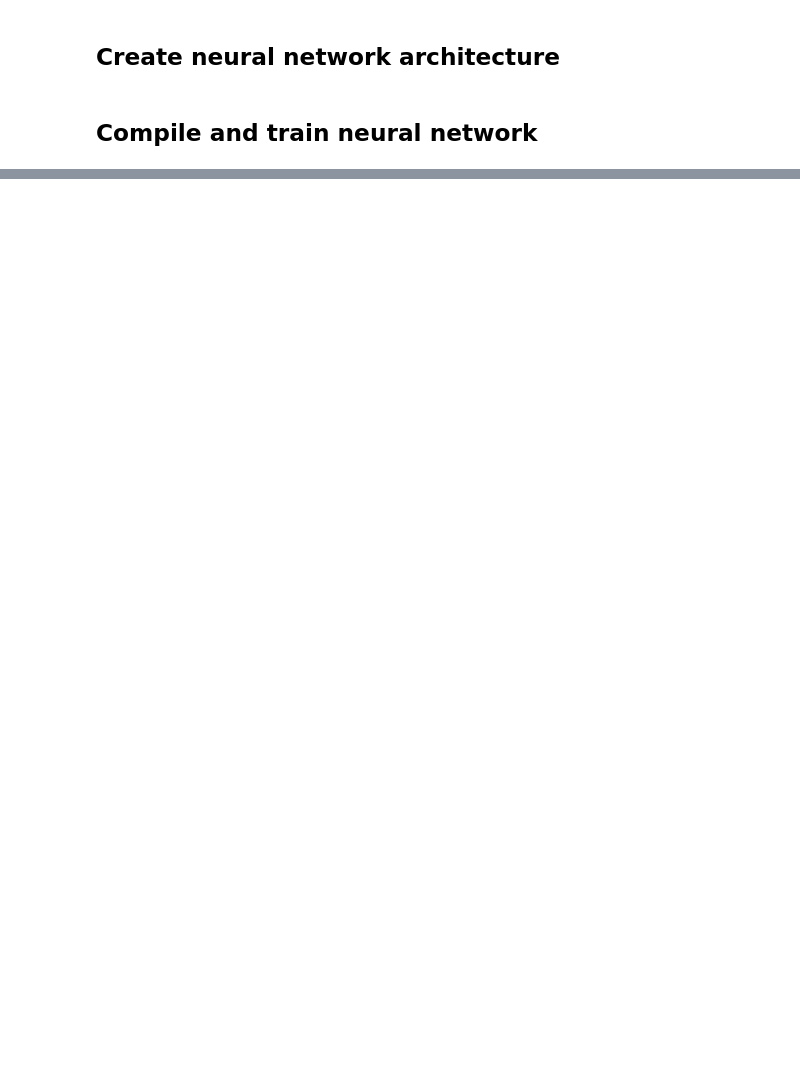
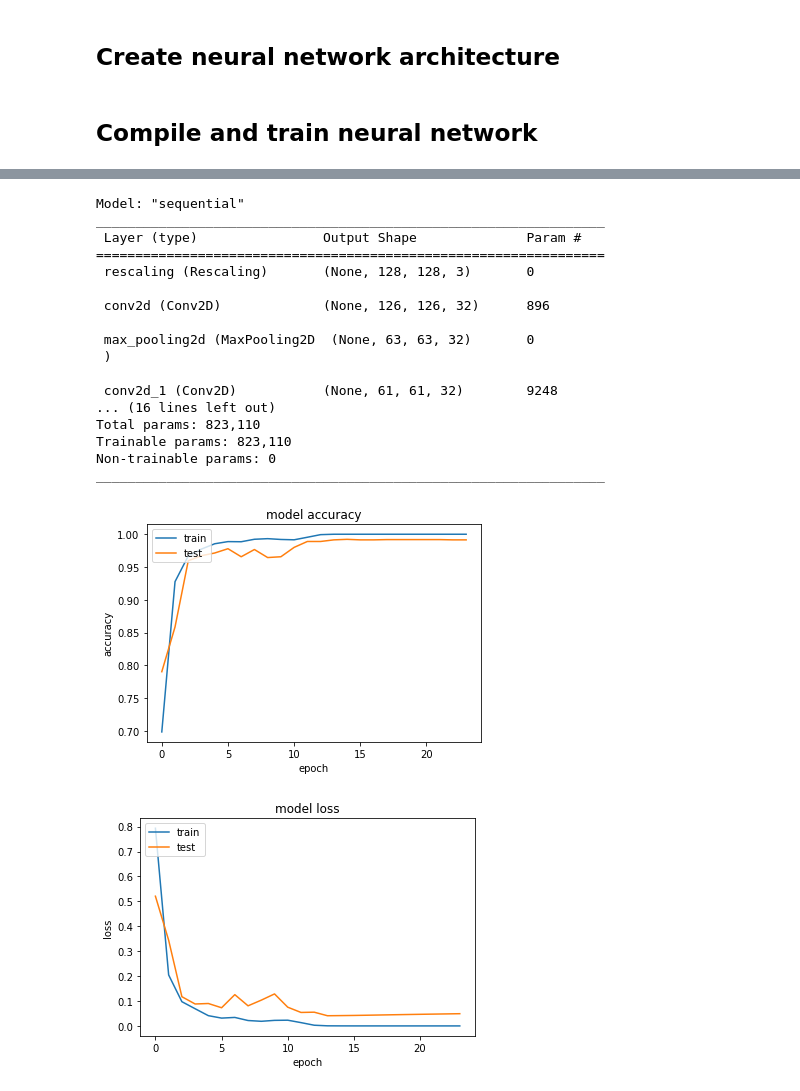
Before and after one commit to NNDavid/EmotionDetector, a Jupyter notebook: Code/Train.ipynb, the cells around one changed output, grey strips where cells are left out. Cells and saved outputs as stored; diff of their text form; code cells hidden in the pictures; blank space fills up the shorter version.

```diff
--- a/Code/Train.ipynb
+++ b/Code/Train.ipynb
@@ -25,6 +30,7 @@ train_ds = image_dataset_from_directory(
   DATA_PATH,
   validation_split=0.2,
   subset="training",
+  label_mode="categorical",
   seed=123,
   image_size=(IMG_HEIGHT, IMG_WIDTH),
   batch_size=BATCH_SIZE)
@@ -33,6 +39,7 @@ val_ds = image_dataset_from_directory(
   DATA_PATH,
   validation_split=0.2,
   subset="validation",
+  label_mode="categorical",
   seed=123,
   image_size=(IMG_HEIGHT, IMG_WIDTH),
   batch_size=BATCH_SIZE)
@@ -49,30 +56,32 @@ val_ds = val_ds.cache().prefetch(buffer_size=AUTOTUNE)
 # %%
 model = Sequential([
   Rescaling(1./255),
-  Conv2D(64, 3, activation='relu'),
+  Conv2D(32, 3, activation='relu'),
   MaxPooling2D(),
-  Conv2D(64, 3, activation='relu'),
+  Conv2D(32, 3, activation='relu'),
   MaxPooling2D(),
-  Conv2D(64, 3, activation='relu'),
+  Conv2D(32, 3, activation='relu'),
   MaxPooling2D(),
   Flatten(),
-  Dense(256, activation='relu'),
-  Dense(NUM_CLASSES)
+  Dense(128, activation='relu'),
+  Dense(NUM_CLASSES, activation='softmax')
 ])
 # %% [markdown]
 ## Compile and train neural network
 # %%
 early_stop = EarlyStopping(monitor='val_loss', patience=10)
-model_checkpoint =  ModelCheckpoint(MODEL_NAME, save_best_only=True, monitor='val_loss', mode='min')
+check_point = ModelCheckpoint('best_model.h5', monitor='val_loss', save_best_only=True)
+
 model.compile(
   optimizer='adam',
-  loss=SparseCategoricalCrossentropy(from_logits=True),
-  metrics=[SparseCategoricalAccuracy()])
+  loss=categorical_crossentropy,
+  metrics=['accuracy'])
 
-model.fit(
+history  = model.fit(
   train_ds,
   validation_data=val_ds,
-  epochs=100, callbacks=[early_stop, model_checkpoint]
+  callbacks = [early_stop, check_point],
+  epochs=100
 )
 # %% [output]
 Epoch 1/100
@@ -95,0 +104,38 @@ Epoch 29/100
+# %%
+model.summary()
+# summarize history for accuracy
+plt.plot(history.history['accuracy'])
+plt.plot(history.history['val_accuracy'])
+plt.title('model accuracy')
+plt.ylabel('accuracy')
+plt.xlabel('epoch')
+plt.legend(['train', 'test'], loc='upper left')
+plt.show()
+# summarize history for loss
+plt.plot(history.history['loss'])
+plt.plot(history.history['val_loss'])
+plt.title('model loss')
+plt.ylabel('loss')
+plt.xlabel('epoch')
+plt.legend(['train', 'test'], loc='upper left')
+plt.show()
+# %% [output]
+Model: "sequential"
+_________________________________________________________________
+ Layer (type)                Output Shape              Param #
+=================================================================
+ rescaling (Rescaling)       (None, 128, 128, 3)       0
+
+ conv2d (Conv2D)             (None, 126, 126, 32)      896
+
+ max_pooling2d (MaxPooling2D  (None, 63, 63, 32)       0
+ )
+
+ conv2d_1 (Conv2D)           (None, 61, 61, 32)        9248
+... (16 lines left out)
+Total params: 823,110
+Trainable params: 823,110
+Non-trainable params: 0
+_________________________________________________________________
+[figure, added]
+[figure, added]
```
Also changed, not shown: parts of 6 cells of this notebook, 1 other file.
